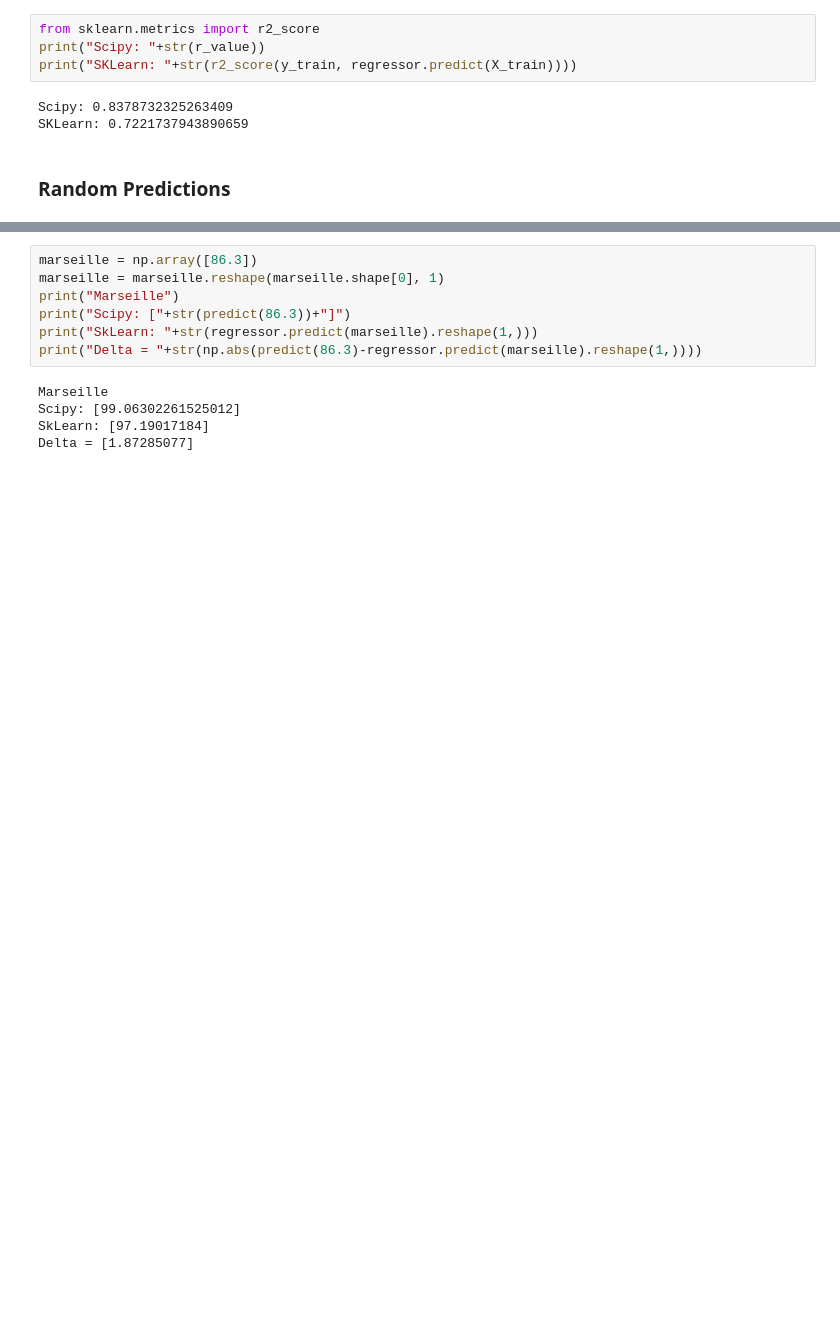
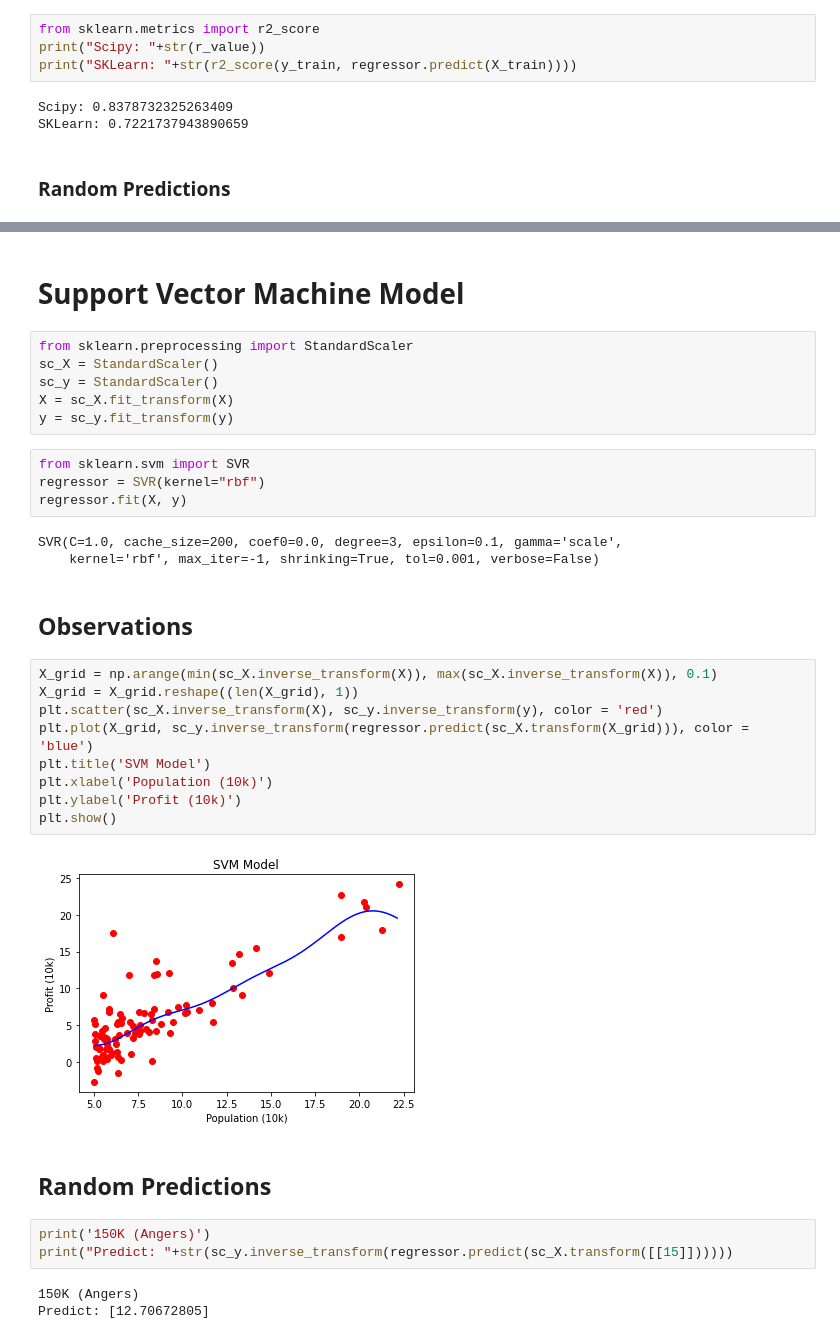
Before and after one commit to SimonDuperray/ai_FoodTrucks, a Jupyter notebook: FoodTruck.ipynb, the cells around one changed output, grey strips where cells are left out. Cells and saved outputs as stored; diff of their text form; blank space fills up the shorter version.

```diff
--- a/FoodTruck.ipynb
+++ b/FoodTruck.ipynb
@@ -149,12 +151,36 @@ Delta = [4.49991156]
-# %%
-marseille = np.array([86.3])
-marseille = marseille.reshape(marseille.shape[0], 1)
-print("Marseille")
-print("Scipy: ["+str(predict(86.3))+"]")
-print("SkLearn: "+str(regressor.predict(marseille).reshape(1,)))
-print("Delta = "+str(np.abs(predict(86.3)-regressor.predict(marseille).reshape(1,))))
-# %% [output]
-Marseille
-Scipy: [99.06302261525012]
-SkLearn: [97.19017184]
-Delta = [1.87285077]
+# %% [markdown]
+# Support Vector Machine Model
+# %%
+from sklearn.preprocessing import StandardScaler
+sc_X = StandardScaler()
+sc_y = StandardScaler()
+X = sc_X.fit_transform(X)
+y = sc_y.fit_transform(y)
+# %%
+from sklearn.svm import SVR
+regressor = SVR(kernel="rbf")
+regressor.fit(X, y)
+# %% [output]
+SVR(C=1.0, cache_size=200, coef0=0.0, degree=3, epsilon=0.1, gamma='scale',
+    kernel='rbf', max_iter=-1, shrinking=True, tol=0.001, verbose=False)
+# %% [markdown]
+<h2>Observations</h2>
+# %%
+X_grid = np.arange(min(sc_X.inverse_transform(X)), max(sc_X.inverse_transform(X)), 0.1)
+X_grid = X_grid.reshape((len(X_grid), 1))
+plt.scatter(sc_X.inverse_transform(X), sc_y.inverse_transform(y), color = 'red')
+plt.plot(X_grid, sc_y.inverse_transform(regressor.predict(sc_X.transform(X_grid))), color = 'blue')
+plt.title('SVM Model')
+plt.xlabel('Population (10k)')
+plt.ylabel('Profit (10k)')
+plt.show()
+# %% [output]
+[figure, added]
+# %% [markdown]
+<h2>Random Predictions</h2>
+# %%
+print('150K (Angers)')
+print("Predict: "+str(sc_y.inverse_transform(regressor.predict(sc_X.transform([[15]])))))
+# %% [output]
+150K (Angers)
+Predict: [12.70672805]
```
Also changed, not shown: parts of 4 cells of this notebook, 2 other files.
